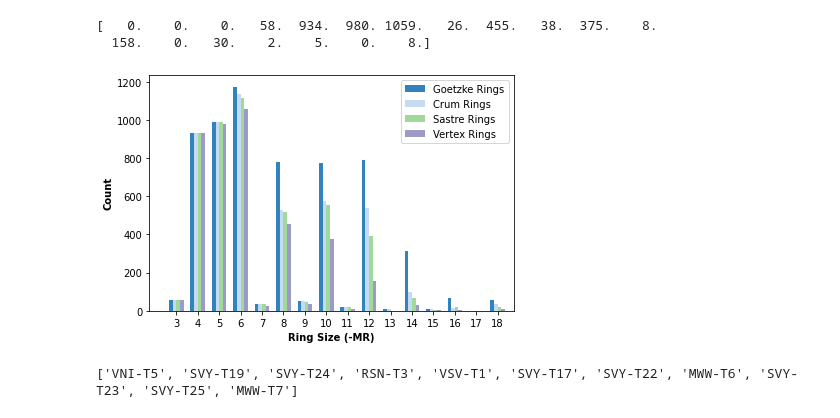
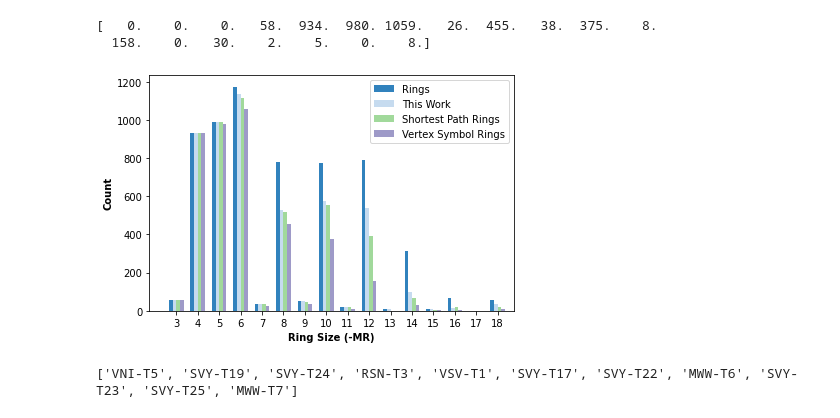
Before and after one commit to wfschneidergroup/zse_manuscript, a Jupyter notebook: results_code/ring_frequency_plots.ipynb, the cells around one changed output. Cells and saved outputs as stored; diff of their text form; code cells hidden in the pictures.

```diff
--- a/results_code/ring_frequency_plots.ipynb
+++ b/results_code/ring_frequency_plots.ipynb
@@ -222,9 +259,11 @@ file = 'goetzke_rings.txt'
 fws = get_all_fws()
 fw5 = []
 g_counts = np.zeros(19)
+tsn = 0
 for f in fws:
     tsites,osites = get_fw_data(file,f)
     for t in tsites:
+        tsn+=1
         trings = tsites[t].split('_')
         frings = [int(x) for x in trings]
         frings = np.unique(frings)
@@ -234,6 +273,7 @@ for f in fws:
         if 5 in frings:
             fw5.append('{0}-{1}'.format(f,t))
 print(g_counts)
+print(tsn)
 # %% [output]
 [   0.    0.    0.   58.  934.  991. 1175.   35.  781.   52.  776.   20.
   789.   10.  312.    7.   67.    0.   57.]
@@ -294,24 +335,24 @@ print(v_counts)
 # %%
 viridis = cm.get_cmap('tab20c',7)
 
 ring_sizes = np.arange(19)
 width = 0.17
-plt.bar(ring_sizes,g_counts,width,label='Goetzke Rings',color = viridis.colors[0])
-plt.bar(ring_sizes+width,c_counts,width,label='Crum Rings',color = viridis.colors[1])
-plt.bar(ring_sizes+2*width, s_counts,width,label='Sastre Rings',color=viridis.colors[3])
-plt.bar(ring_sizes+3*width, v_counts,width,label='Vertex Rings',color=viridis.colors[4])
+plt.bar(ring_sizes,g_counts,width,label='Rings',color = viridis.colors[0])
+plt.bar(ring_sizes+width,c_counts,width,label='This Work',color = viridis.colors[1])
+plt.bar(ring_sizes+2*width, s_counts,width,label='Shortest Path Rings',color=viridis.colors[3])
+plt.bar(ring_sizes+3*width, v_counts,width,label='Vertex Symbol Rings',color=viridis.colors[4])
 
 plt.xlim([2,19])
 plt.xticks(np.arange(3,19)+3*width/2,np.arange(3,19))
 #plt.yticks([])
 plt.ylabel('Count',weight='bold')
 plt.xlabel('Ring Size (-MR)',weight='bold')
 plt.tight_layout()
 plt.legend()
 plt.savefig('../figures/completed-figures/tsite-ring-counts.pdf',dpi=300)
 plt.show()
 # %% [output]
-[figure, old version]
+[figure, new version]
 # %%
 def Diff(li1, li2):
     return list(set(li1) - set(li2)) + list(set(li2) - set(li1))
```
Also changed, not shown: parts of 6 cells of this notebook, 15 other files.
